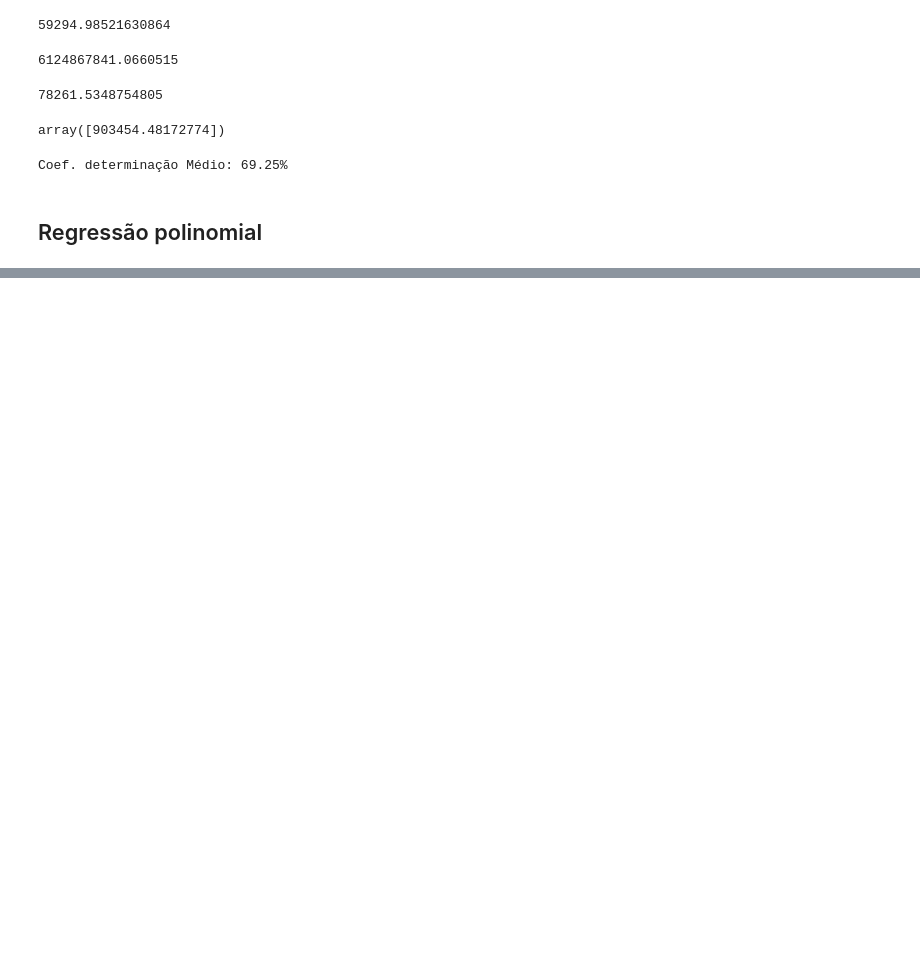
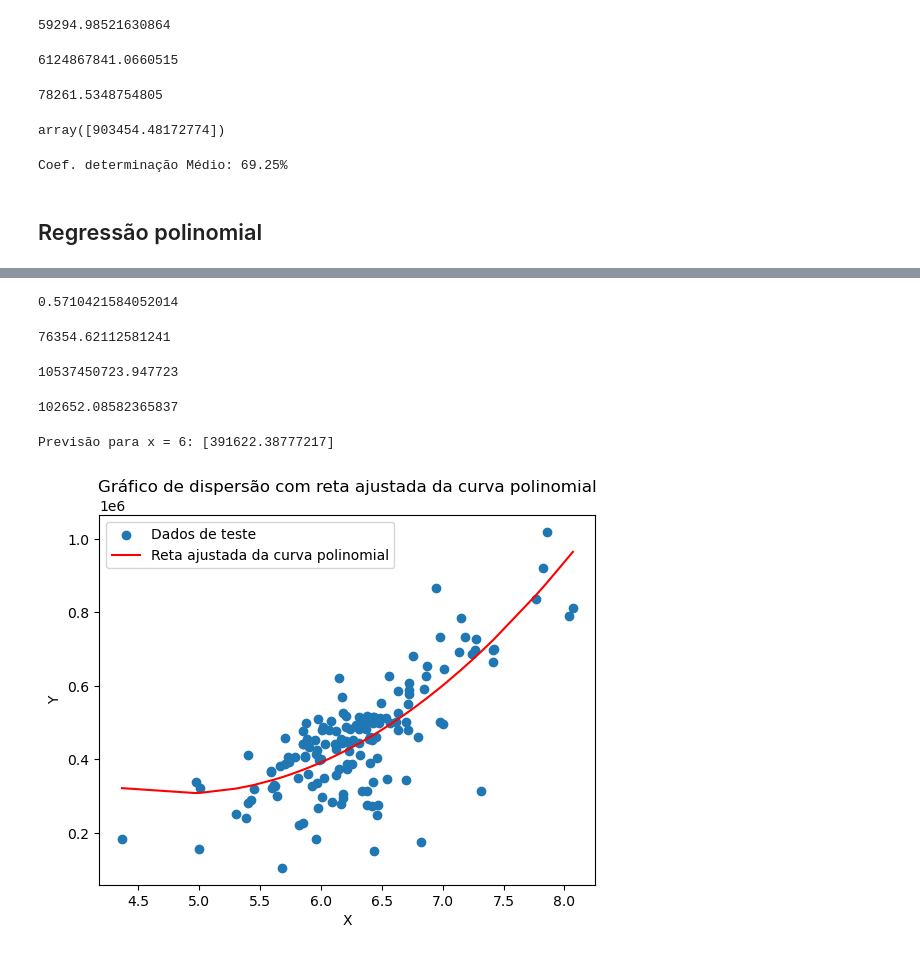
Before and after one commit to esscova/data-science, a Jupyter notebook: regressao/Boston Housing/src/Boston housing - regressao linear.ipynb, the cells around one changed output, grey strips where cells are left out. Saved outputs shown, nothing was run; the diff lists cells and outputs as text; code cells hidden in the pictures; blank space fills up the shorter version.

Commit message:
treinamento e avalição de previsoes com modelo regressor polinomial

```diff
--- a/regressao/Boston Housing/src/Boston housing - regressao linear.ipynb
+++ b/regressao/Boston Housing/src/Boston housing - regressao linear.ipynb
@@ -328,3 +328,11 @@ avaliacao = {
 metricas.append(avaliacao)
 # %% [markdown]
 ## Regressão polinomial
+# %%
+# separação base treino e teste
+x_treino, x_teste, y_treino, y_teste = train_test_split(X_RM, y, test_size=0.3, random_state=10)
+# %%
+# pre processamento
+grau_polinomial = PolynomialFeatures(degree=2)
+x_poly = grau_polinomial.fit_transform(x_treino)
+x_poly_teste = grau_polinomial.fit_transform(x_teste)
@@ -330,0 +357,4 @@ metricas.append(avaliacao)
+# %%
+# modelo
+reg_polinomial = LinearRegression()
+reg_polinomial.fit(x_poly, y_treino)
@@ -330,0 +376,44 @@ metricas.append(avaliacao)
+# %%
+# coeficiente de determinação R²
+reg_polinomial.score(x_poly, y_treino)
+# %% [output]
+0.5710421584052014
+# %%
+# MAE
+mean_absolute_error(y_teste, y_pred)
+# %% [output]
+76354.62112581241
+# %%
+# SME
+mean_squared_error(y_teste, y_pred)
+# %% [output]
+10537450723.947723
+# %%
+# RSME
+np.sqrt(mean_squared_error(y_teste, y_pred))
+# %% [output]
+102652.08582365837
+# %%
+# previsões de valores distintos
+x_valor = 6
+x_novo = np.array([[x_valor]])
+x_novo_poly = grau_polinomial.transform(x_novo)
+y_pred_novo = reg_polinomial.predict(x_novo_poly)
+
+print("Previsão para x = {}: {}".format(x_valor, y_pred_novo))
+# %% [output]
+Previsão para x = 6: [391622.38777217]
+# %%
+# plot da reta ajustada da curva polinomial
+plt.scatter(x_teste, y_teste, label='Dados de teste')
+x_poly_teste_sort = np.sort(x_poly_teste, axis=0)
+y_pred_sort = reg_polinomial.predict(x_poly_teste_sort)
+plt.plot(x_poly_teste_sort[:, 1], y_pred_sort, label='Reta ajustada da curva polinomial', color='red')
+
+plt.xlabel('X')
+plt.ylabel('Y')
+plt.title('Gráfico de dispersão com reta ajustada da curva polinomial')
+plt.legend()
+plt.show()
+# %% [output]
+[figure, added]
```
Also changed, not shown: parts of 8 cells of this notebook.
